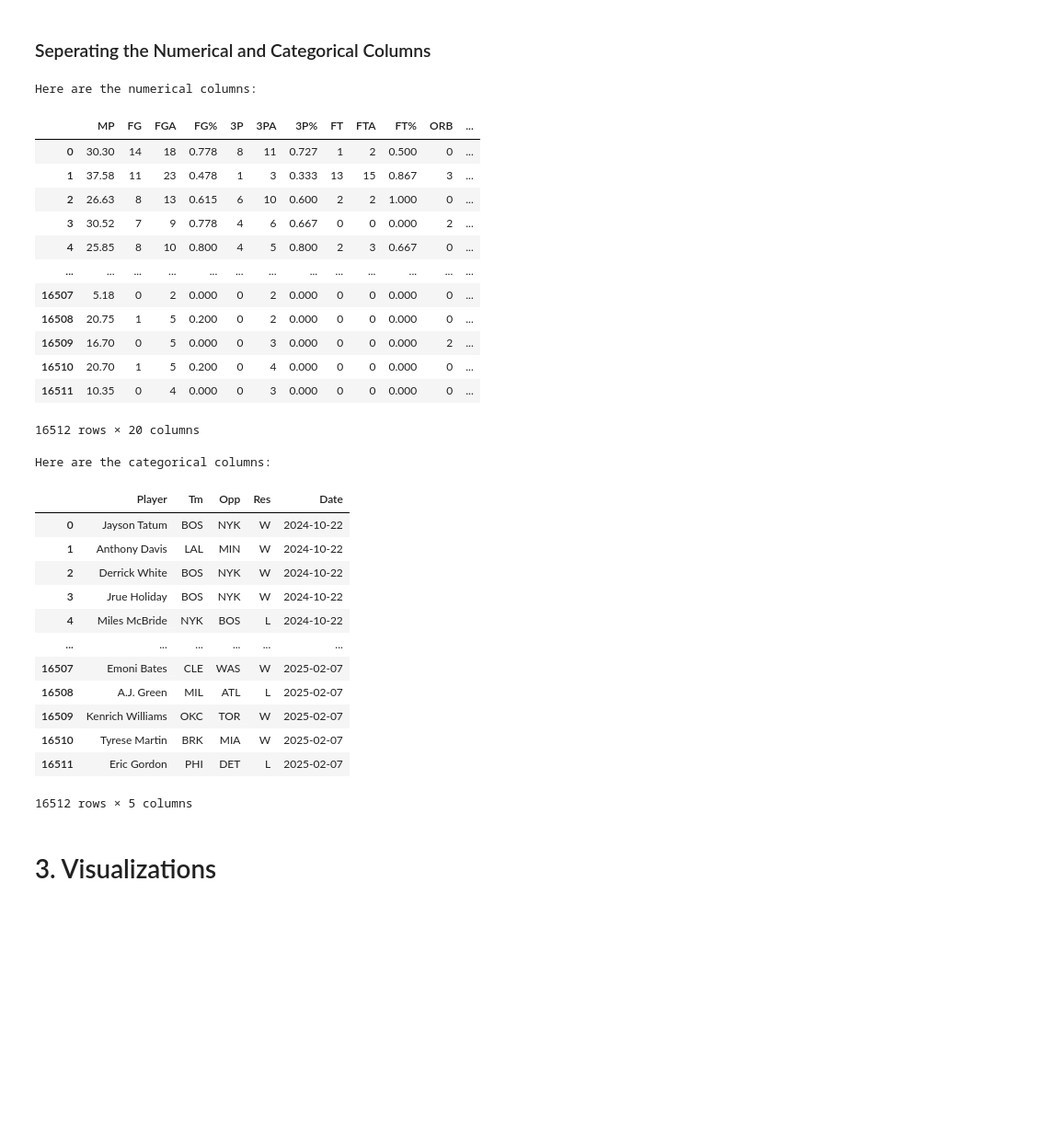
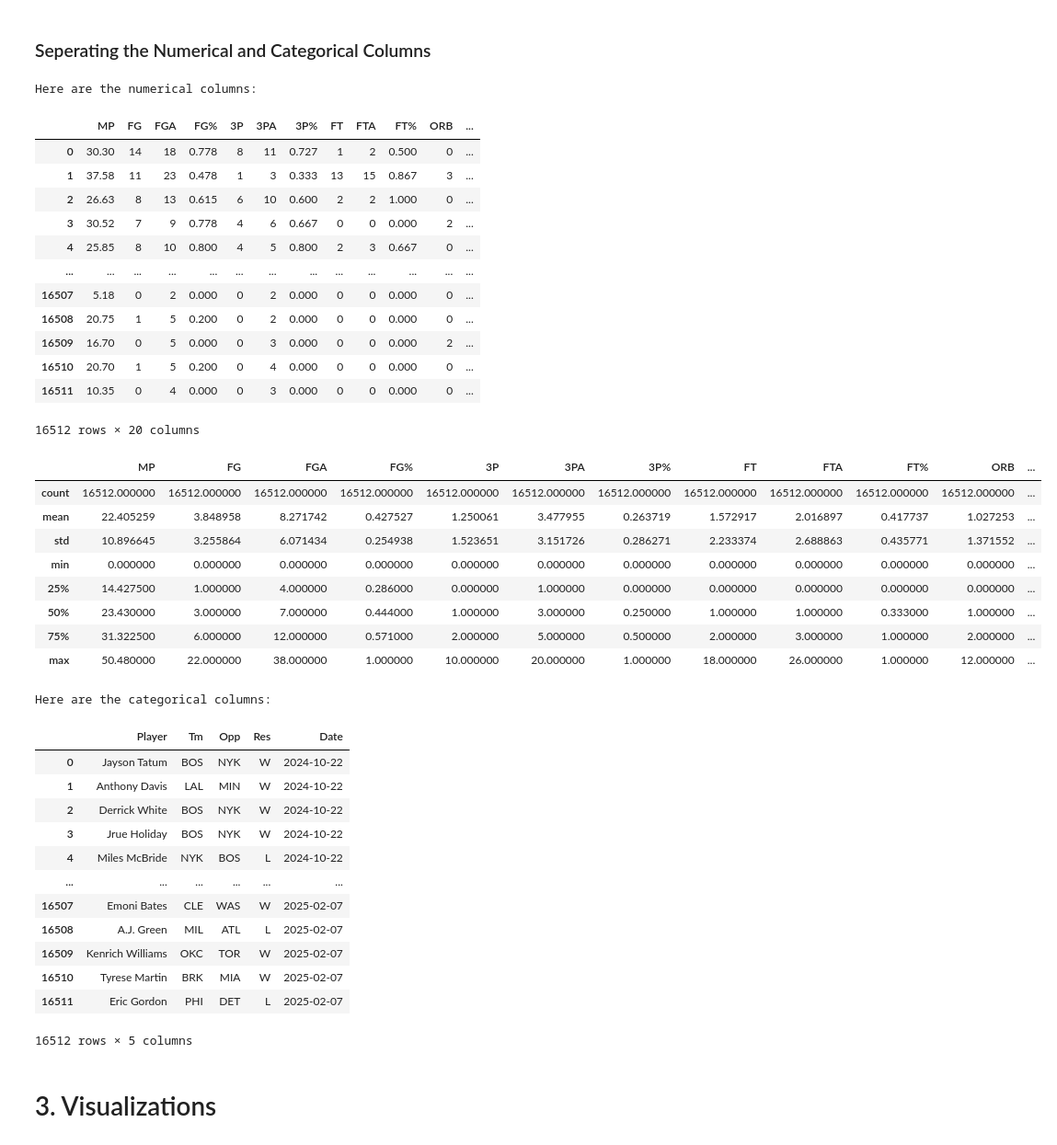
Before and after one commit to KylePineiroCode/nba_web_app_predictor, a Jupyter notebook: notebooks/EDA_Notebook.ipynb, the cells around one changed output. Shown at 92% size. Saved outputs shown, nothing was run; the diff lists cells and outputs as text; code cells hidden in the pictures; blank space fills up the shorter version.

```diff
--- a/notebooks/EDA_Notebook.ipynb
+++ b/notebooks/EDA_Notebook.ipynb
@@ -134,39 +134,49 @@ dtype: int64
 # %%
 num_cols = train_data.select_dtypes(exclude=['object', 'datetime64[ns]'])
 print("Here are the numerical columns:")
 display(num_cols)
+display(num_cols.describe())
 
 cat_cols = train_data.select_dtypes(include=['object', 'datetime64[ns]'])
 print("Here are the categorical columns:")
 display(cat_cols)
 # %% [output]
 Here are the numerical columns:
 |  | MP | FG | FGA | FG% | 3P | 3PA | 3P% | FT | FTA | FT% | ORB | ... |
 | 0 | 30.30 | 14 | 18 | 0.778 | 8 | 11 | 0.727 | 1 | 2 | 0.500 | 0 | ... |
 | 1 | 37.58 | 11 | 23 | 0.478 | 1 | 3 | 0.333 | 13 | 15 | 0.867 | 3 | ... |
 | 2 | 26.63 | 8 | 13 | 0.615 | 6 | 10 | 0.600 | 2 | 2 | 1.000 | 0 | ... |
 | 3 | 30.52 | 7 | 9 | 0.778 | 4 | 6 | 0.667 | 0 | 0 | 0.000 | 2 | ... |
 | 4 | 25.85 | 8 | 10 | 0.800 | 4 | 5 | 0.800 | 2 | 3 | 0.667 | 0 | ... |
 | ... | ... | ... | ... | ... | ... | ... | ... | ... | ... | ... | ... | ... |
 | 16507 | 5.18 | 0 | 2 | 0.000 | 0 | 2 | 0.000 | 0 | 0 | 0.000 | 0 | ... |
 | 16508 | 20.75 | 1 | 5 | 0.200 | 0 | 2 | 0.000 | 0 | 0 | 0.000 | 0 | ... |
 | 16509 | 16.70 | 0 | 5 | 0.000 | 0 | 3 | 0.000 | 0 | 0 | 0.000 | 2 | ... |
 | 16510 | 20.70 | 1 | 5 | 0.200 | 0 | 4 | 0.000 | 0 | 0 | 0.000 | 0 | ... |
 | 16511 | 10.35 | 0 | 4 | 0.000 | 0 | 3 | 0.000 | 0 | 0 | 0.000 | 0 | ... |
 16512 rows × 20 columns
+|  | MP | FG | FGA | FG% | 3P | 3PA | 3P% | FT | FTA | FT% | ORB | ... |
+| count | 16512.000000 | 16512.000000 | 16512.000000 | 16512.000000 | 16512.000000 | 16512.000000 | 16512.000000 | 16512.000000 | 16512.000000 | 16512.000000 | 16512.000000 | ... |
+| mean | 22.405259 | 3.848958 | 8.271742 | 0.427527 | 1.250061 | 3.477955 | 0.263719 | 1.572917 | 2.016897 | 0.417737 | 1.027253 | ... |
+| std | 10.896645 | 3.255864 | 6.071434 | 0.254938 | 1.523651 | 3.151726 | 0.286271 | 2.233374 | 2.688863 | 0.435771 | 1.371552 | ... |
+| min | 0.000000 | 0.000000 | 0.000000 | 0.000000 | 0.000000 | 0.000000 | 0.000000 | 0.000000 | 0.000000 | 0.000000 | 0.000000 | ... |
+| 25% | 14.427500 | 1.000000 | 4.000000 | 0.286000 | 0.000000 | 1.000000 | 0.000000 | 0.000000 | 0.000000 | 0.000000 | 0.000000 | ... |
+| 50% | 23.430000 | 3.000000 | 7.000000 | 0.444000 | 1.000000 | 3.000000 | 0.250000 | 1.000000 | 1.000000 | 0.333000 | 1.000000 | ... |
+| 75% | 31.322500 | 6.000000 | 12.000000 | 0.571000 | 2.000000 | 5.000000 | 0.500000 | 2.000000 | 3.000000 | 1.000000 | 2.000000 | ... |
+| max | 50.480000 | 22.000000 | 38.000000 | 1.000000 | 10.000000 | 20.000000 | 1.000000 | 18.000000 | 26.000000 | 1.000000 | 12.000000 | ... |
 Here are the categorical columns:
-|  | Player | Tm | Opp | Res | Date |
-| 0 | Jayson Tatum | BOS | NYK | W | 2024-10-22 |
-| 1 | Anthony Davis | LAL | MIN | W | 2024-10-22 |
-| 2 | Derrick White | BOS | NYK | W | 2024-10-22 |
-| 3 | Jrue Holiday | BOS | NYK | W | 2024-10-22 |
-| 4 | Miles McBride | NYK | BOS | L | 2024-10-22 |
-| ... | ... | ... | ... | ... | ... |
-| 16507 | Emoni Bates | CLE | WAS | W | 2025-02-07 |
-| 16508 | A.J. Green | MIL | ATL | L | 2025-02-07 |
-| 16509 | Kenrich Williams | OKC | TOR | W | 2025-02-07 |
-| 16510 | Tyrese Martin | BRK | MIA | W | 2025-02-07 |
-| 16511 | Eric Gordon | PHI | DET | L | 2025-02-07 |
+|  | Player | Tm | Opp | Res | Date |
+| 0 | Jayson Tatum | BOS | NYK | W | 2024-10-22 |
+| 1 | Anthony Davis | LAL | MIN | W | 2024-10-22 |
+| 2 | Derrick White | BOS | NYK | W | 2024-10-22 |
+| 3 | Jrue Holiday | BOS | NYK | W | 2024-10-22 |
+| 4 | Miles McBride | NYK | BOS | L | 2024-10-22 |
+| ... | ... | ... | ... | ... | ... |
+| 16507 | Emoni Bates | CLE | WAS | W | 2025-02-07 |
+| 16508 | A.J. Green | MIL | ATL | L | 2025-02-07 |
+| 16509 | Kenrich Williams | OKC | TOR | W | 2025-02-07 |
+| 16510 | Tyrese Martin | BRK | MIA | W | 2025-02-07 |
+| 16511 | Eric Gordon | PHI | DET | L | 2025-02-07 |
 16512 rows × 5 columns
 # %% [markdown]
  #  3. Visualizations
```
Also changed, not shown: parts of 1 cell of this notebook.
